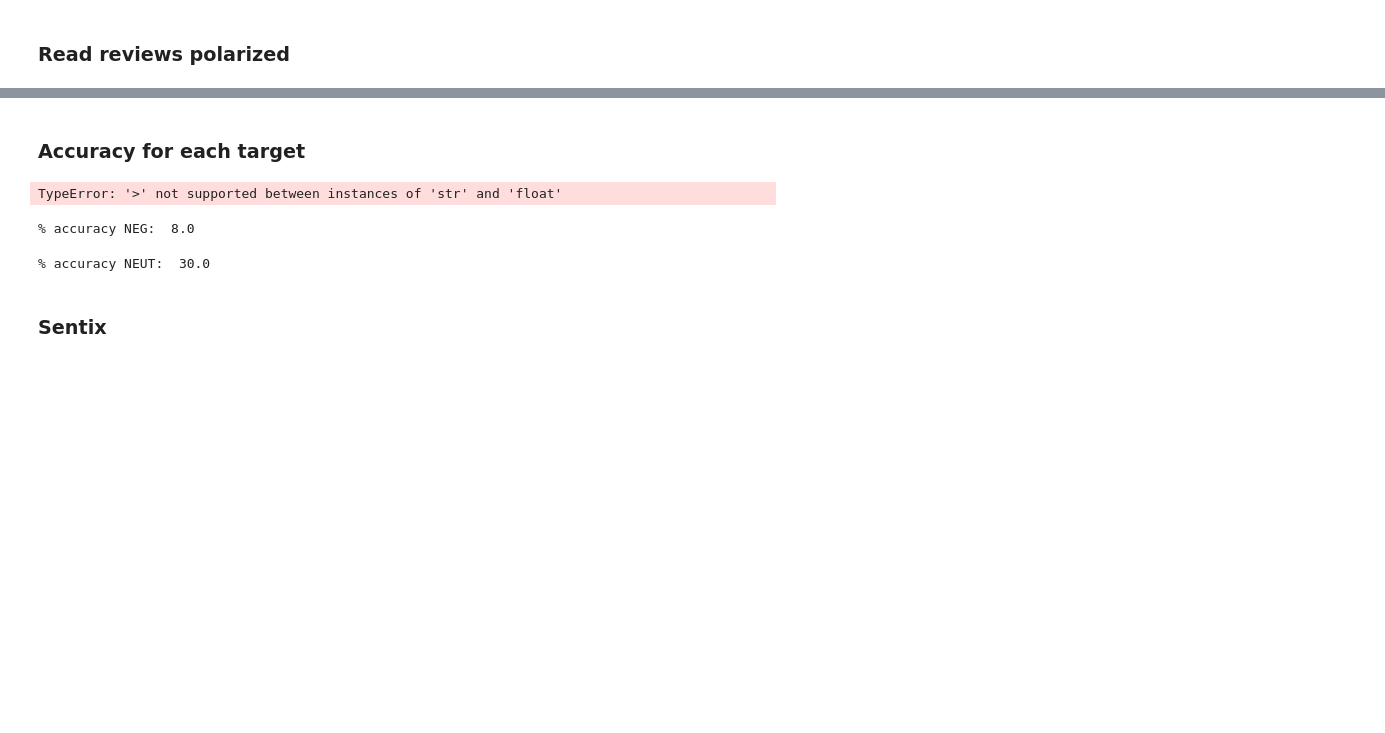
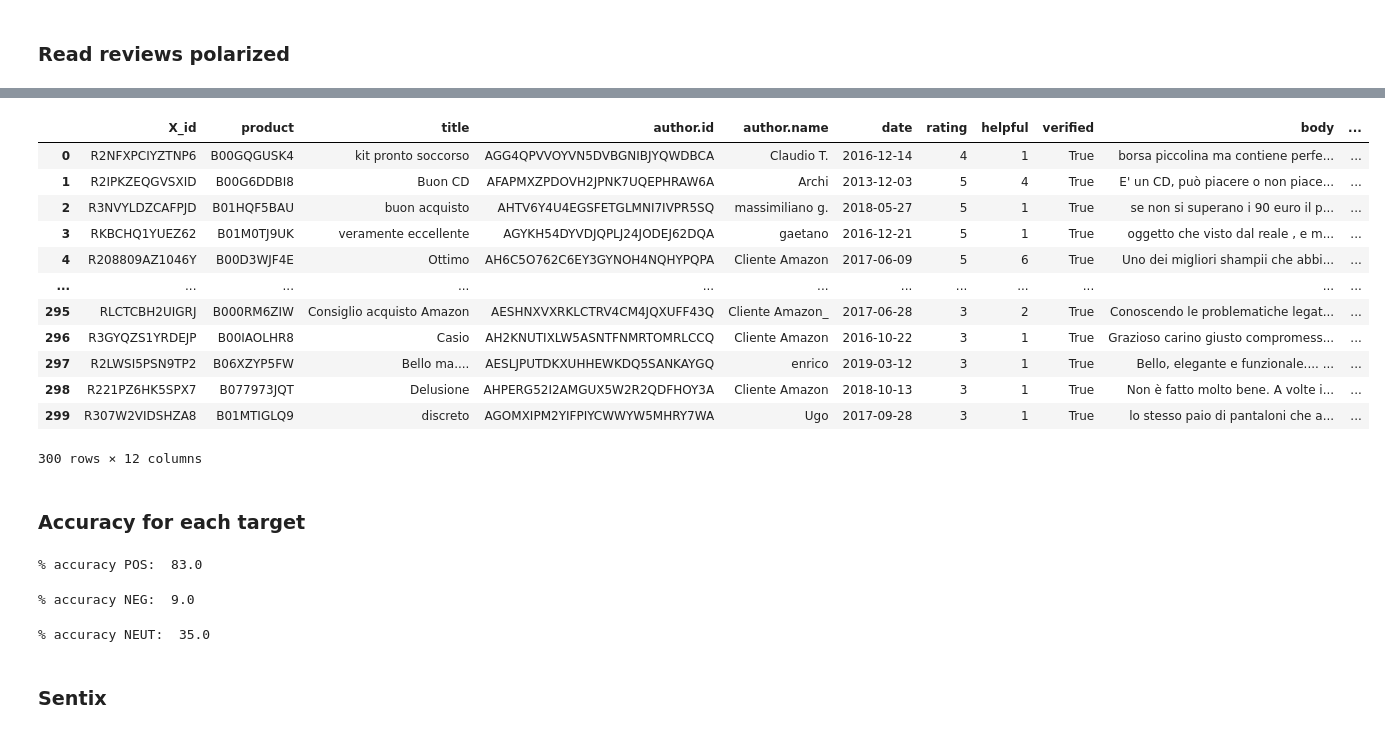
Before and after one commit to rpo19/DataAnalyticsProject, a Jupyter notebook: src/Recensioni.ipynb, the cells around one changed output, grey strips where cells are left out. Cells and saved outputs as stored; diff of their text form; code cells hidden in the pictures; blank space fills up the shorter version.

```diff
--- a/src/Recensioni.ipynb
+++ b/src/Recensioni.ipynb
@@ -98,8 +106,8 @@ dataReviews_NEUT.to_csv('../data/dataReviews_NEUT.csv', index=False, sep='\t')
 ### Read reviews polarized
 # %%
 # import csv after sentix in R
-dataReviews_POS = pd.read_csv('../data/dataReviews_POS_pol.csv')
-dataReviews_NEG = pd.read_csv('../data/dataReviews_NEG_pol.csv')
-dataReviews_NEUT = pd.read_csv('../data/dataReviews_NEUT_pol.csv')
+dataReviews_POS = pd.read_csv('../data/dataReviews_POS_pol.csv', sep=',')
+dataReviews_NEG = pd.read_csv('../data/dataReviews_NEG_pol.csv', sep=',')
+dataReviews_NEUT = pd.read_csv('../data/dataReviews_NEUT_pol.csv', sep=',')
 # %%
 dataReviews_pol = pd.concat([dataReviews_POS,dataReviews_NEG,dataReviews_NEUT], ignore_index=True)
@@ -122,17 +114,33 @@ dataReviews_POS
+# %%
+dataReviews_pol
+# %% [output]
+|  | X_id | product | title | author.id | author.name | date | rating | helpful | verified | body | ... |
+| 0 | R2NFXPCIYZTNP6 | B00GQGUSK4 | kit pronto soccorso | AGG4QPVVOYVN5DVBGNIBJYQWDBCA | Claudio T. | 2016-12-14 | 4 | 1 | True | borsa piccolina ma contiene perfe... | ... |
+| 1 | R2IPKZEQGVSXID | B00G6DDBI8 | Buon CD | AFAPMXZPDOVH2JPNK7UQEPHRAW6A | Archi | 2013-12-03 | 5 | 4 | True | E' un CD, può piacere o non piace... | ... |
+| 2 | R3NVYLDZCAFPJD | B01HQF5BAU | buon acquisto | AHTV6Y4U4EGSFETGLMNI7IVPR5SQ | massimiliano g. | 2018-05-27 | 5 | 1 | True | se non si superano i 90 euro il p... | ... |
+| 3 | RKBCHQ1YUEZ62 | B01M0TJ9UK | veramente eccellente | AGYKH54DYVDJQPLJ24JODEJ62DQA | gaetano | 2016-12-21 | 5 | 1 | True | oggetto che visto dal reale , e m... | ... |
+| 4 | R208809AZ1046Y | B00D3WJF4E | Ottimo | AH6C5O762C6EY3GYNOH4NQHYPQPA | Cliente Amazon | 2017-06-09 | 5 | 6 | True | Uno dei migliori shampii che abbi... | ... |
+| ... | ... | ... | ... | ... | ... | ... | ... | ... | ... | ... | ... |
+| 295 | RLCTCBH2UIGRJ | B000RM6ZIW | Consiglio acquisto Amazon | AESHNXVXRKLCTRV4CM4JQXUFF43Q | Cliente Amazon_ | 2017-06-28 | 3 | 2 | True | Conoscendo le problematiche legat... | ... |
+| 296 | R3GYQZS1YRDEJP | B00IAOLHR8 | Casio | AH2KNUTIXLW5ASNTFNMRTOMRLCCQ | Cliente Amazon | 2016-10-22 | 3 | 1 | True | Grazioso carino giusto compromess... | ... |
+| 297 | R2LWSI5PSN9TP2 | B06XZYP5FW | Bello ma.... | AESLJPUTDKXUHHEWKDQ5SANKAYGQ | enrico | 2019-03-12 | 3 | 1 | True | Bello, elegante e funzionale.... ... | ... |
+| 298 | R221PZ6HK5SPX7 | B077973JQT | Delusione | AHPERG52I2AMGUX5W2R2QDFHOY3A | Cliente Amazon | 2018-10-13 | 3 | 1 | True | Non è fatto molto bene. A volte i... | ... |
+| 299 | R307W2VIDSHZA8 | B01MTIGLQ9 | discreto | AGOMXIPM2YIFPIYCWWYW5MHRY7WA | Ugo | 2017-09-28 | 3 | 1 | True | lo stesso paio di pantaloni che a... | ... |
+300 rows × 12 columns
 # %% [markdown]
 ### Accuracy for each target
 # %%
 print("% accuracy POS: ", len(dataReviews_POS.loc[dataReviews_POS.polarity > 0.05])/len(dataReviews_POS)*100)
 # %% [output]
-TypeError: '>' not supported between instances of 'str' and 'float'
+% accuracy POS:  83.0
 # %%
 print("% accuracy NEG: ", len(dataReviews_POS.loc[dataReviews_NEG.polarity < -0.05])/len(dataReviews_NEG)*100)
 # %% [output]
-% accuracy NEG:  8.0
+% accuracy NEG:  9.0
 # %%
-print("% accuracy NEUT: ", len(dataReviews_NEUT.loc[dataReviews_NEUT.polarity.between(-0.05,0.05)])/len(dataReviews_POS)*100)
+print("% accuracy NEUT: ", len(dataReviews_NEUT.loc[dataReviews_NEUT.polarity.between(-0.05,0.05)])/len(dataReviews_NEUT)*100)
 # %% [output]
-% accuracy NEUT:  30.0
+% accuracy NEUT:  35.0
 # %% [markdown]
 ### Sentix
 # %%
```
Also changed, not shown: parts of 4 cells of this notebook, 1 other file.
